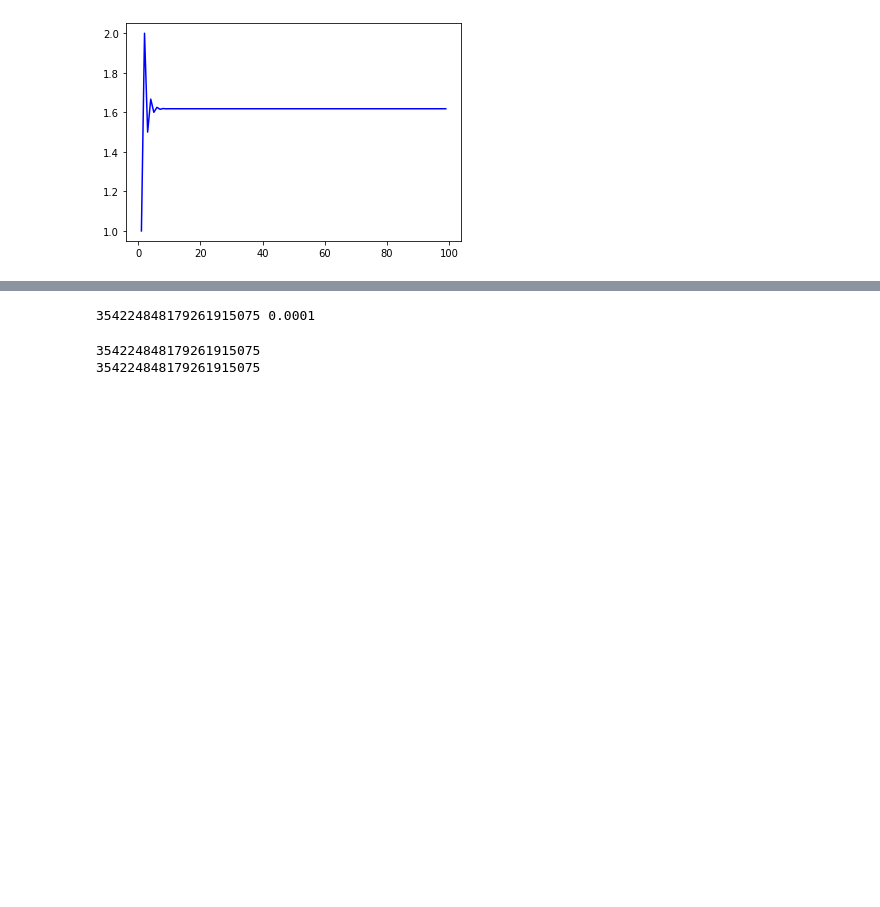
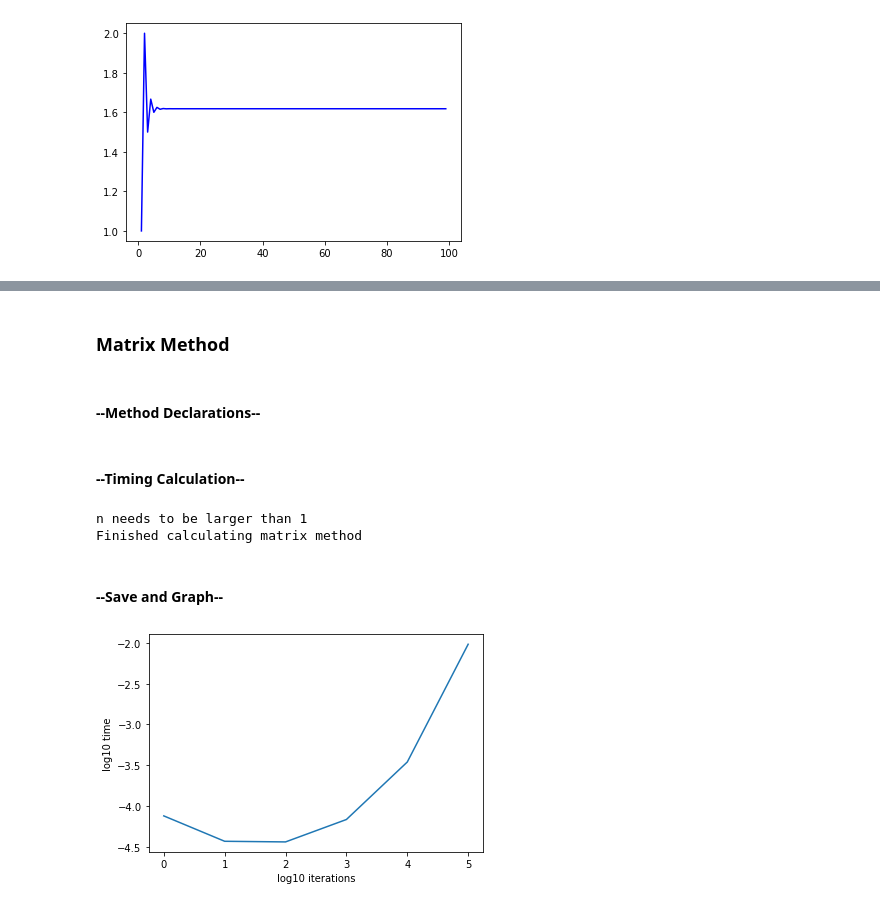
Before and after one commit to KennyWeeks/computational-physics-class-404-604-Spring-2022, a Jupyter notebook: Homework_3_02.01.22.ipynb, the cells around one changed output, grey strips where cells are left out. Drawn from its saved outputs; the diff is of its cells as text; code cells hidden in the pictures; blank space fills up the shorter version.

```diff
--- a/Homework_3_02.01.22.ipynb
+++ b/Homework_3_02.01.22.ipynb
@@ -83,3 +126,7 @@ with open("test.txt", "w") as file:
+# %% [markdown]
+### Matrix Method
+# %% [markdown]
+#### --Method Declarations--
 # %%
 #This is the matrix method
 #starting = np.array([[1,1],[1, 0]]) #The answers are different if they are
@@ -101,35 +168,54 @@ def matrix(arr, n):
     return yarr
-# %%
-tic = time.perf_counter()
-ansM = matrix(starting, 100-1)[0][0]
-toc = time.perf_counter()
-print(ansM, f"{toc-tic:0.4f}")
-# %% [output]
-354224848179261915075 0.0001
+# %% [markdown]
+#### --Timing Calculation--
 # %%
-#I just rewrote the same code as above, but I used np.array and np.matmul
-#which allow multidimensional arrays to act as matrixes to solve the problem
-def compare(arr, n):
-    yarr = arr
-    #This check is so see if we need to recurse down further
-    if n<1:
-        print('n needs to be larger than 1')
-    if n==1:
-        return arr
-    yarr = compare(arr, n//2) #recurse down further if you need too
-    yarr = np.matmul(yarr, yarr) #multiply the newly found matrixes together
-    #If it's odd, do it again to account for the array that was lost in the recursion
-    if n % 2:
-        yarr = np.matmul(yarr, arr)
-    return yarr
+times = dict() #This is the dictionary that will hold the times
 
-arr = np.array(starting)
-arr = arr.astype(np.object) #change np.array type from int32 to any python object
-print(compare(arr, 99)[0][0])
+i = 1
+while i < 10**6:
+    arr = np.array([[1,1],[1,0]]) #Restart the array that will hold the answer
+    arr = arr.astype(np.object) #I need to transform this into a numpy array that isn't int32
+    tic = time.perf_counter() #begin counter
+    matrix(arr, i - 1) #calcualte the iteration
+    toc = time.perf_counter() #finish counter
+    times[str(i)] = toc - tic #save time
+    i *= 10
+
+print("Finished calculating matrix method")
 
 #print(compare(np.matrix("1 1: 1 0", dtype=np.object)**100, 100-1)[0][0])
 #This is a one-line method I saw that does the same thing
-print((np.matrix("1 1; 1 0", dtype=np.object)**100).item(1))
+#print((np.matrix("1 1; 1 0", dtype=np.object)**100).item(1))
 # %% [output]
-354224848179261915075
-354224848179261915075
+n needs to be larger than 1
+Finished calculating matrix method
+# %% [markdown]
+#### --Save and Graph--
+# %%
+#So everything has been calculated, save to a file specifically for matrix .txt
+#save the iteration and time pairs into a folder
+with open("./output_hw3/matrix.txt", "w") as file:
+    file.write("Matrix Method\n")
+    for i in times.keys():
+        file.write(i + "\t" + str(times[i]) + "\n") #write these numbers to a file
+
+#This will be the x and y array that will be used in the plot
+x = list()
+y = list()
+
+#read from the file
+with open("./output_hw3/matrix.txt", "r") as file:
+    line = file.readline() #read a line
+    while line:
+        if line.split()[0] != "Matrix": #read everything but the Header
+            x.append(np.log10(int(line.split()[0]))) #find the base-10 log of the iterations
+            y.append(np.log10(float(line.split()[1]))) #convert the time back to a float
+        line = file.readline()
+
+#plot the graph
+plt.plot(x, y)
+plt.ylabel("log10 time")
+plt.xlabel("log10 iterations")
+plt.show()
+# %% [output]
+[figure, added]
```
Also changed, not shown: parts of 18 cells of this notebook.
